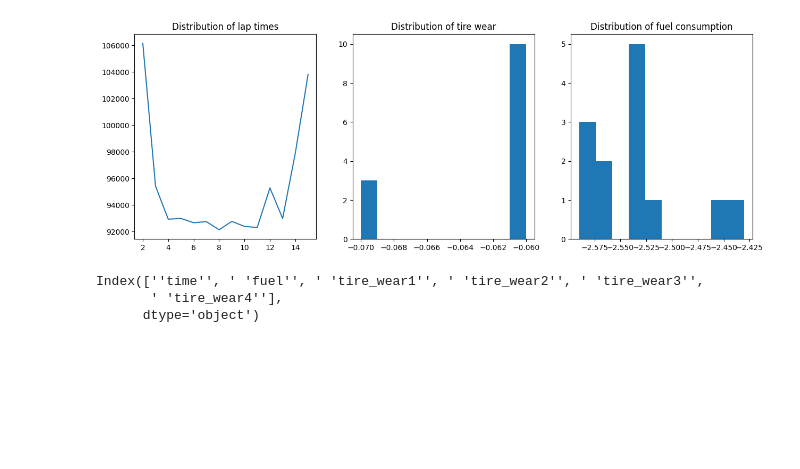
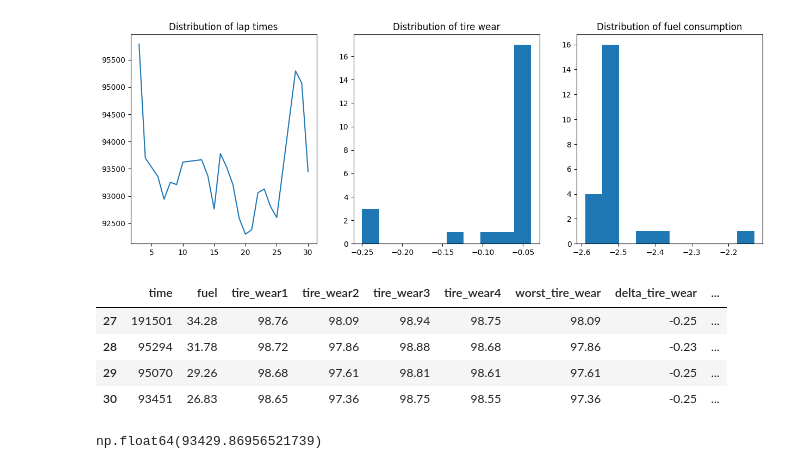
Before and after one commit to RakeJyals/assetto-corsa-analytica, a Jupyter notebook: lap-log-reader.ipynb, the cells around one changed output. Drawn from its saved outputs; the diff is of its cells as text; code cells hidden in the pictures; blank space fills up the shorter version.

```diff
--- a/lap-log-reader.ipynb
+++ b/lap-log-reader.ipynb
@@ -22,22 +20,31 @@ df.head()
 # %%
-fig, axes = plt.subplots(nrows = 1, ncols = 3, figsize = (15, 5))
+def distplots(df):
+    fig, axes = plt.subplots(nrows = 1, ncols = 3, figsize = (15, 5))
 
-axes[0].plot(df["time"])
-axes[0].set_title("Distribution of lap times")
-#axes[0].set_xticks(rotation = 45)
+    axes[0].plot(df["time"])
+    axes[0].set_title("Distribution of lap times")
+    #axes[0].set_xticks(rotation = 45)  # Need to generate new ticks to use
 
-axes[1].hist(df["delta_tire_wear"])
-axes[1].set_title("Distribution of tire wear")
+    axes[1].hist(df["delta_tire_wear"])
+    axes[1].set_title("Distribution of tire wear")
 
-axes[2].hist(df["fuel_consumption"])
-axes[2].set_title("Distribution of fuel consumption")
+    axes[2].hist(df["fuel_consumption"])
+    axes[2].set_title("Distribution of fuel consumption")
 
 plt.show()
-# %% [output]
-[figure, removed]
 # %%
-df.columns
+distplots(df[(df["time"] > 75000) & (df["time"] < 100000)])
 # %% [output]
-Index([''time'', ' 'fuel'', ' 'tire_wear1'', ' 'tire_wear2'', ' 'tire_wear3'',
-       ' 'tire_wear4''],
-      dtype='object')
+[figure, added]
+# %%
+df[df.delta_tire_wear < -0.2]
+# %% [output]
+|  | time | fuel | tire_wear1 | tire_wear2 | tire_wear3 | tire_wear4 | worst_tire_wear | delta_tire_wear | ... |
+| 27 | 191501 | 34.28 | 98.76 | 98.09 | 98.94 | 98.75 | 98.09 | -0.25 | ... |
+| 28 | 95294 | 31.78 | 98.72 | 97.86 | 98.88 | 98.68 | 97.86 | -0.23 | ... |
+| 29 | 95070 | 29.26 | 98.68 | 97.61 | 98.81 | 98.61 | 97.61 | -0.25 | ... |
+| 30 | 93451 | 26.83 | 98.65 | 97.36 | 98.75 | 98.55 | 97.36 | -0.25 | ... |
+# %%
+df[(df["time"] > 75000) & (df["time"] < 100000)].time.mean()
+# %% [output]
+np.float64(93429.86956521739)
```
Also changed, not shown: parts of 3 cells of this notebook.
